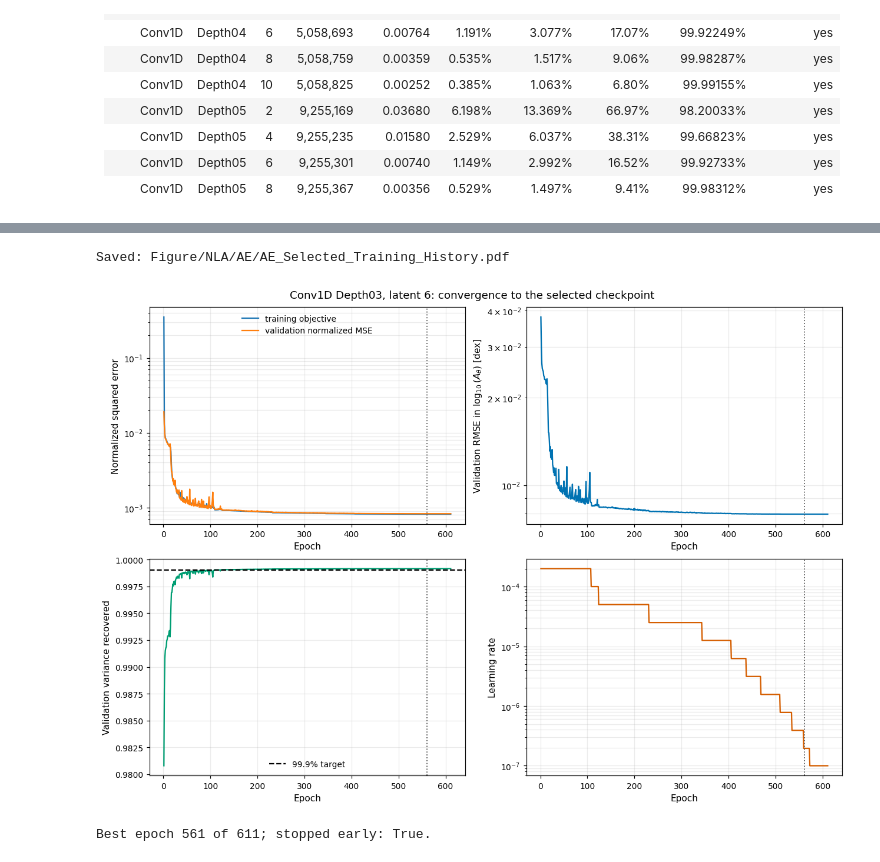
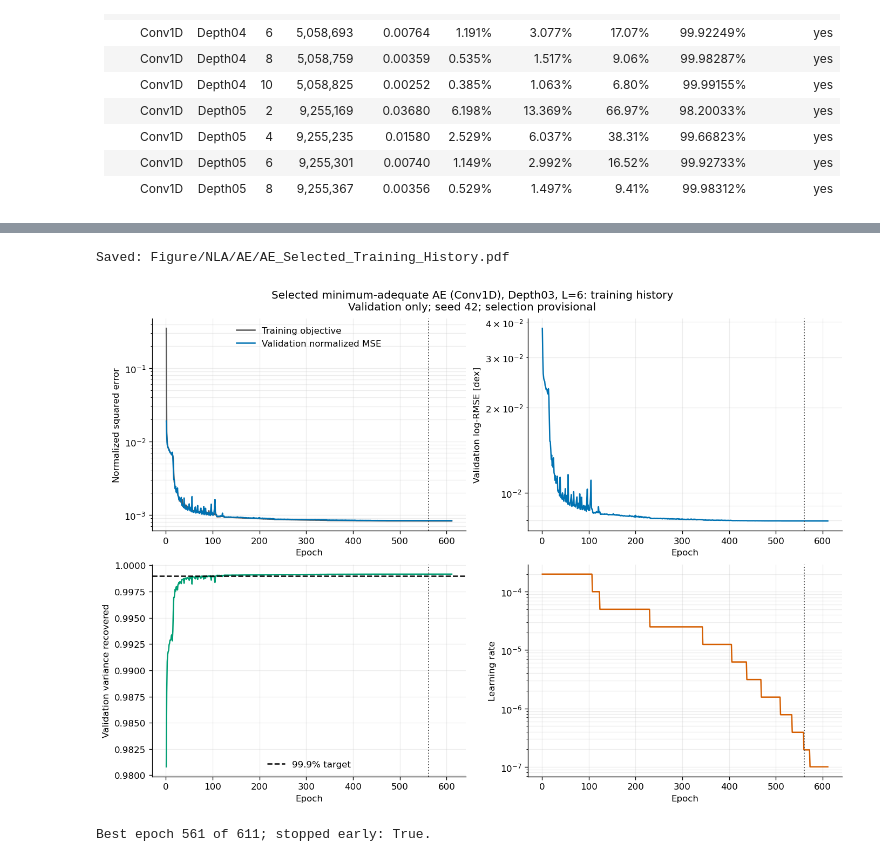
Before and after one commit to CosmoCloudZhang/IAFlowCloud, a Jupyter notebook: Notebooks/NLA/AE.ipynb, the cells around one changed output, grey strips where cells are left out. Saved outputs shown, nothing was run; the diff lists cells and outputs as text; code cells hidden in the pictures.

```diff
--- a/Notebooks/NLA/AE.ipynb
+++ b/Notebooks/NLA/AE.ipynb
@@ -549,7 +543,7 @@ def save_and_show(
     path,
 ):
     """
-    Save one publication-quality PDF and display it inline.
+    Atomically save one validation PDF and display it inline.
 
     Arguments:
         figure (matplotlib.figure.Figure):
@@ -557,10 +551,10 @@ def save_and_show(
         path (pathlib.Path):
             Destination PDF path.
     """
-    figure.savefig(
+    save_validation_figure(
+        figure,
         path,
-        bbox_inches="tight",
-        metadata={"Creator": "IAFlowCloud AE.ipynb"},
+        creator="IAFlowCloud AE.ipynb",
     )
     print(f"Saved: {path.relative_to(PROJECT_ROOT)}")
     plt.show()
@@ -1403,50 +1375,92 @@ validation_variance = np.asarray(
     [row["validation"]["variance_recovered"] for row in history]
 )
 learning_rate = np.asarray([row["learning_rate"] for row in history])
+selected_family_color = FAMILY_COLORS[SELECTED_RECORD["architecture"]]
+
+
+def selected_figure_title(
+    diagnostic,
+):
+    """
+    Format the common selected-model title and validation-only subtitle.
+
+    Arguments:
+        diagnostic (str):
+            Scientific content described by the figure.
+
+    Returns:
+        title (str):
+            Two-line selected-model figure title.
+    """
+    return (
+        "Selected minimum-adequate AE "
+        f"({SELECTED_RECORD['architecture']}), {SELECTED_RECORD['depth']}, "
+        f"L={SELECTED_RECORD['latent_dim']}: {diagnostic}\n"
+        f"Validation only; seed {AE_DIAGNOSTIC_RUN['seed']}; "
+        "selection provisional"
+    )
+
 
 history_path = FIGURE_DIRECTORY / "AE_Selected_Training_History.pdf"
-figure, axes = plt.subplots(2, 2, figsize=(11.5, 8.0), constrained_layout=True)
-axes[0, 0].semilogy(epochs, train_loss, label="training objective")
-axes[0, 0].semilogy(epochs, validation_loss, label="validation normalized MSE")
+figure, axes = plt.subplots(
+    2,
+    2,
+    figsize=FIGURE_SIZES["selected_training"],
+    constrained_layout=True,
+)
+axes[0, 0].semilogy(
+    epochs,
+    train_loss,
+    color="0.35",
+    label="Training objective",
+)
+axes[0, 0].semilogy(
+    epochs,
+    validation_loss,
+    color=selected_family_color,
+    label="Validation normalized MSE",
+)
 axes[0, 0].set(xlabel="Epoch", ylabel="Normalized squared error")
 axes[0, 0].legend(frameon=False)
-axes[0, 1].semilogy(epochs, validation_log_rmse, color="#0072B2")
+axes[0, 1].semilogy(
+    epochs,
+    validation_log_rmse,
+    color=selected_family_color,
+)
 axes[0, 1].set(
     xlabel="Epoch",
-    ylabel=r"Validation RMSE in $\log_{10}(A_\theta)$ [dex]",
+    ylabel="Validation log-RMSE [dex]",
 )
 axes[1, 0].plot(epochs, validation_variance, color="#009E73")
 axes[1, 0].axhline(
     TARGET_VARIANCE_RECOVERED,
     color="black",
     linestyle="--",
     label="99.9% target",
 )
 axes[1, 0].set(
     xlabel="Epoch",
     ylabel="Validation variance recovered",
 )
 axes[1, 0].legend(frameon=False)
 axes[1, 1].semilogy(epochs, learning_rate, color="#D55E00")
 axes[1, 1].set(xlabel="Epoch", ylabel="Learning rate")
 for axis in axes.flat:
     axis.axvline(
         summary["best_epoch"],
         color="0.35",
         linestyle=":",
         linewidth=1.2,
     )
-    axis.grid(True, which="both", alpha=0.25)
-figure.suptitle(
-    f"{SELECTED_LABEL}: convergence to the selected checkpoint"
-)
+    axis.grid(True, which="both", alpha=0.22)
+figure.suptitle(selected_figure_title("training history"))
 save_and_show(figure, history_path)
 print(
     f"Best epoch {summary['best_epoch']} of {summary['epochs_completed']}; "
     f"stopped early: {summary['stopped_early']}."
 )
 # %% [output]
 Saved: Figure/NLA/AE/AE_Selected_Training_History.pdf
-[figure, old version]
+[figure, new version]
 Best epoch 561 of 611; stopped early: True.
 # %%
```
Also changed, not shown: parts of 16 cells of this notebook, 3 other files.
